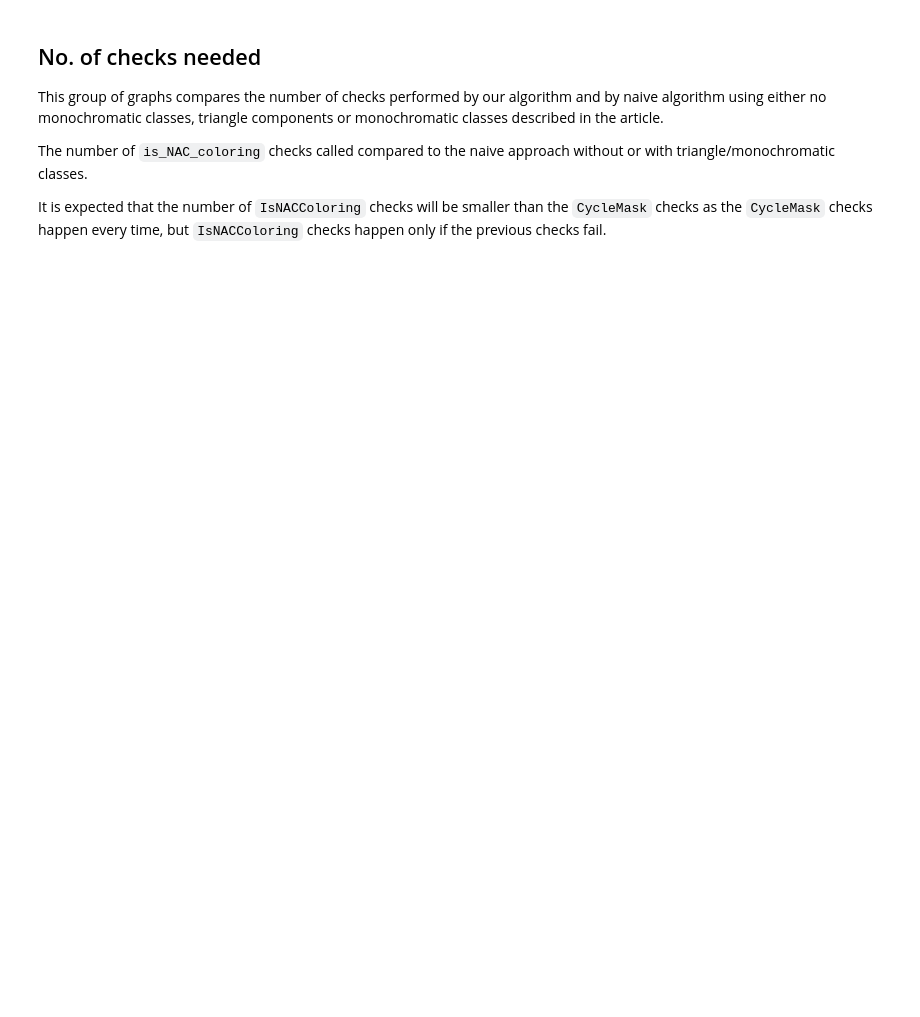
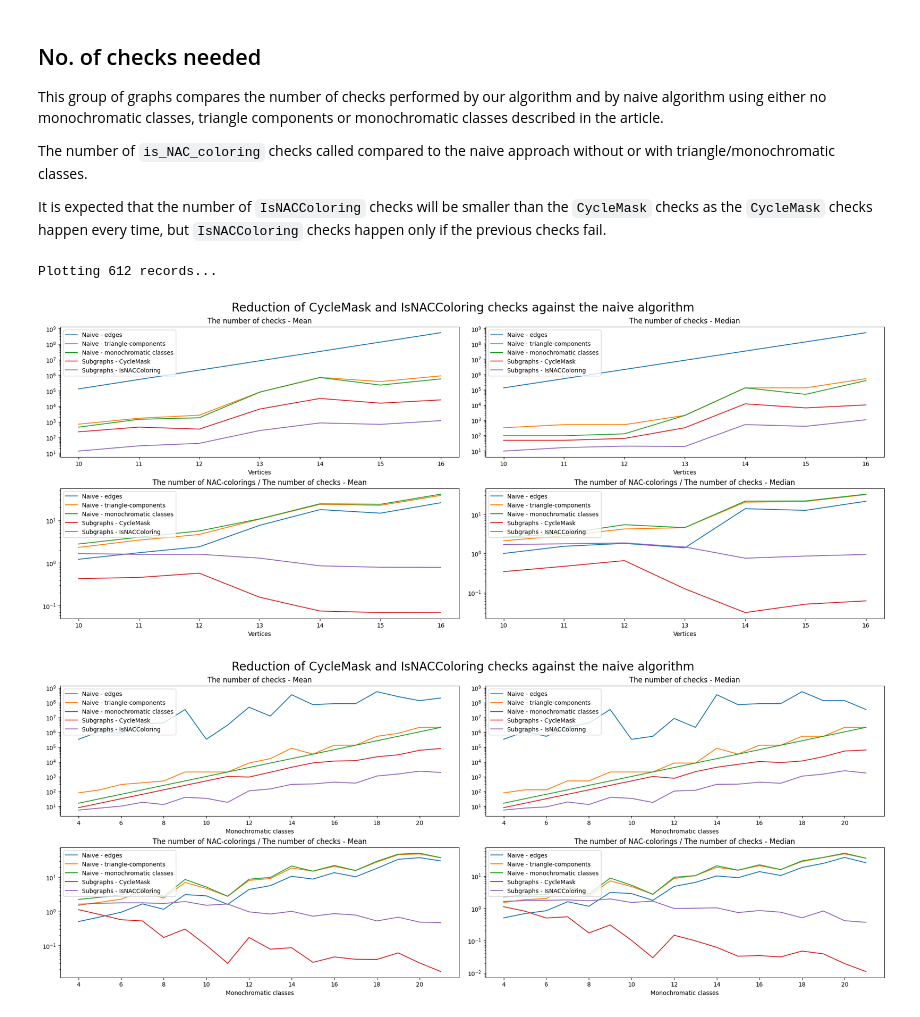
Before and after one commit to Lastaapps/bc_thesis_code, a Jupyter notebook: NAC_benchmark_presentation.ipynb, the cells around one changed output. Saved outputs shown, nothing was run; the diff lists cells and outputs as text; code cells hidden in the pictures; blank space fills up the shorter version.

```diff
--- a/NAC_benchmark_presentation.ipynb
+++ b/NAC_benchmark_presentation.ipynb
@@ -987,5 +1021,9 @@ def plot_is_NAC_coloring_calls(
 
     return figs
 # %%
-if False:
+if True:
     [display(fig) for fig in plot_is_NAC_coloring_calls(df_analytics)]
+# %% [output]
+Plotting 612 records...
+[figure, added]
+[figure, added]
```
Also changed, not shown: parts of 4 cells of this notebook.
